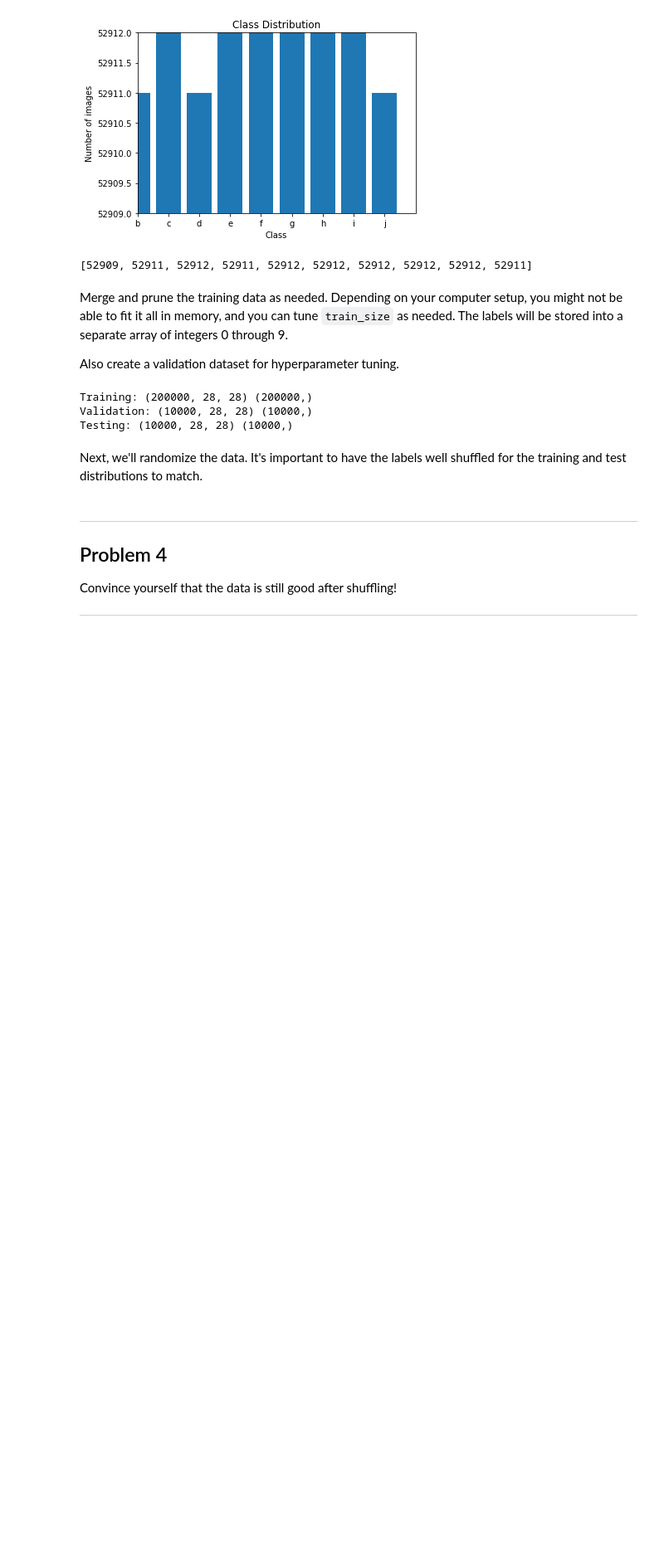
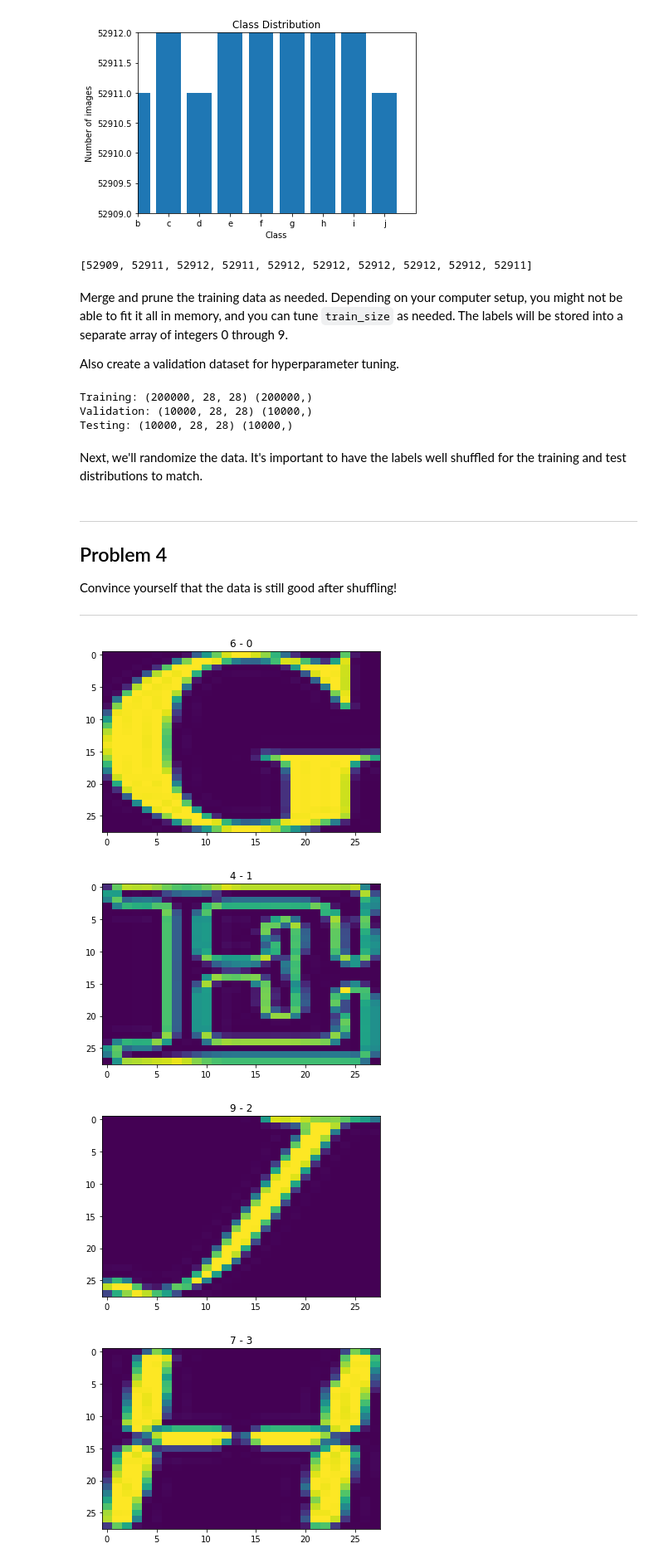
Before and after one commit to prakritibanik/machinelearning, a Jupyter notebook: deeplearning1.ipynb, the cells around one changed output. Shown at 83% size. Drawn from its saved outputs; the diff is of its cells as text; code cells hidden in the pictures; blank space fills up the shorter version.

Commit message:
added images verification

```diff
--- a/deeplearning1.ipynb
+++ b/deeplearning1.ipynb
@@ -375,3 +375,17 @@ Problem 4
 Convince yourself that the data is still good after shuffling!
 
 ---
+# %%
+def display_image(dataset, labels, min_img_to_display):
+    for img in range(min_img_to_display):
+        plt.imshow(dataset[img, :, :],aspect="auto")
+        plt.title('%i - %i' % (labels[img], img))
+        plt.show()
+
+display_image(train_dataset, train_labels, 5)
+display_image(valid_dataset, valid_labels, 5)
+# %% [output]
+[figure, added]
+[figure, added]
+[figure, added]
+[figure, added]
```
Also changed, not shown: parts of 1 cell of this notebook.
